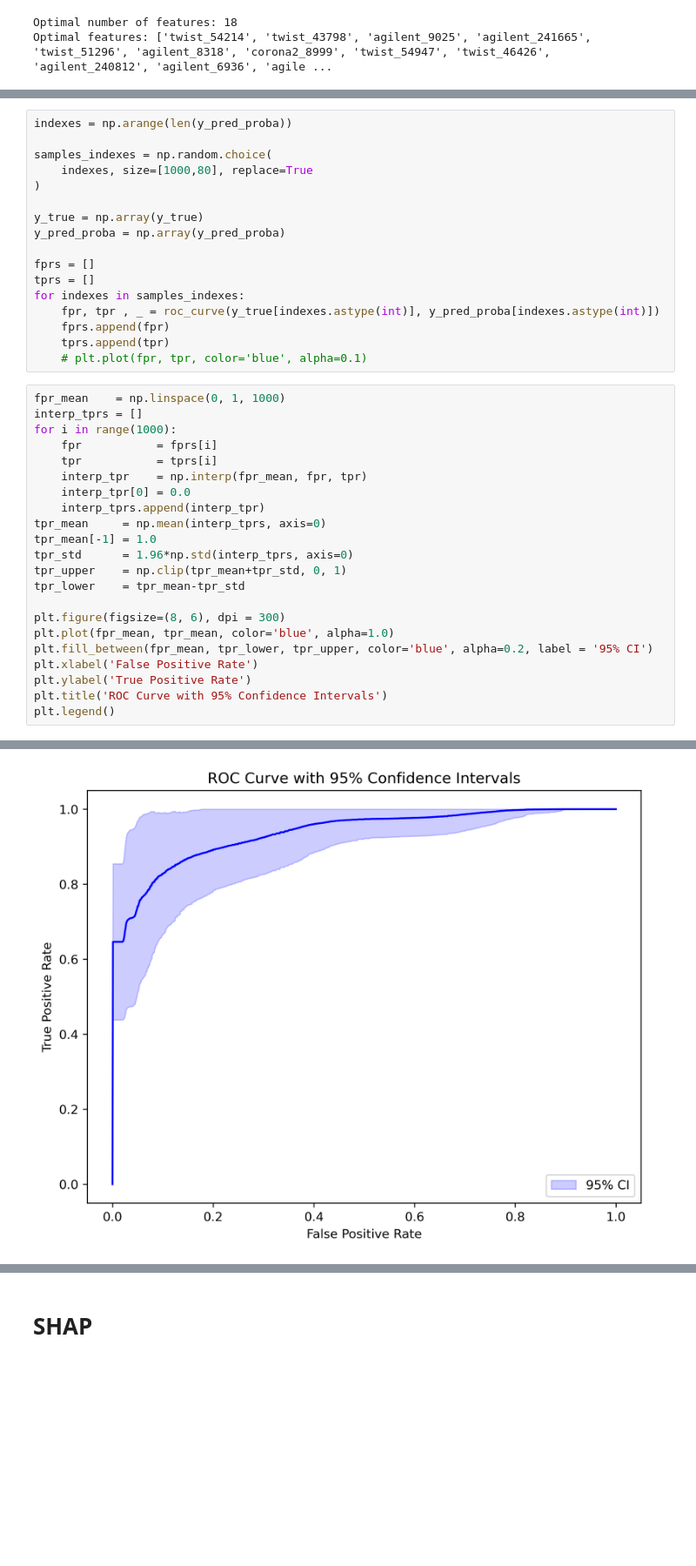
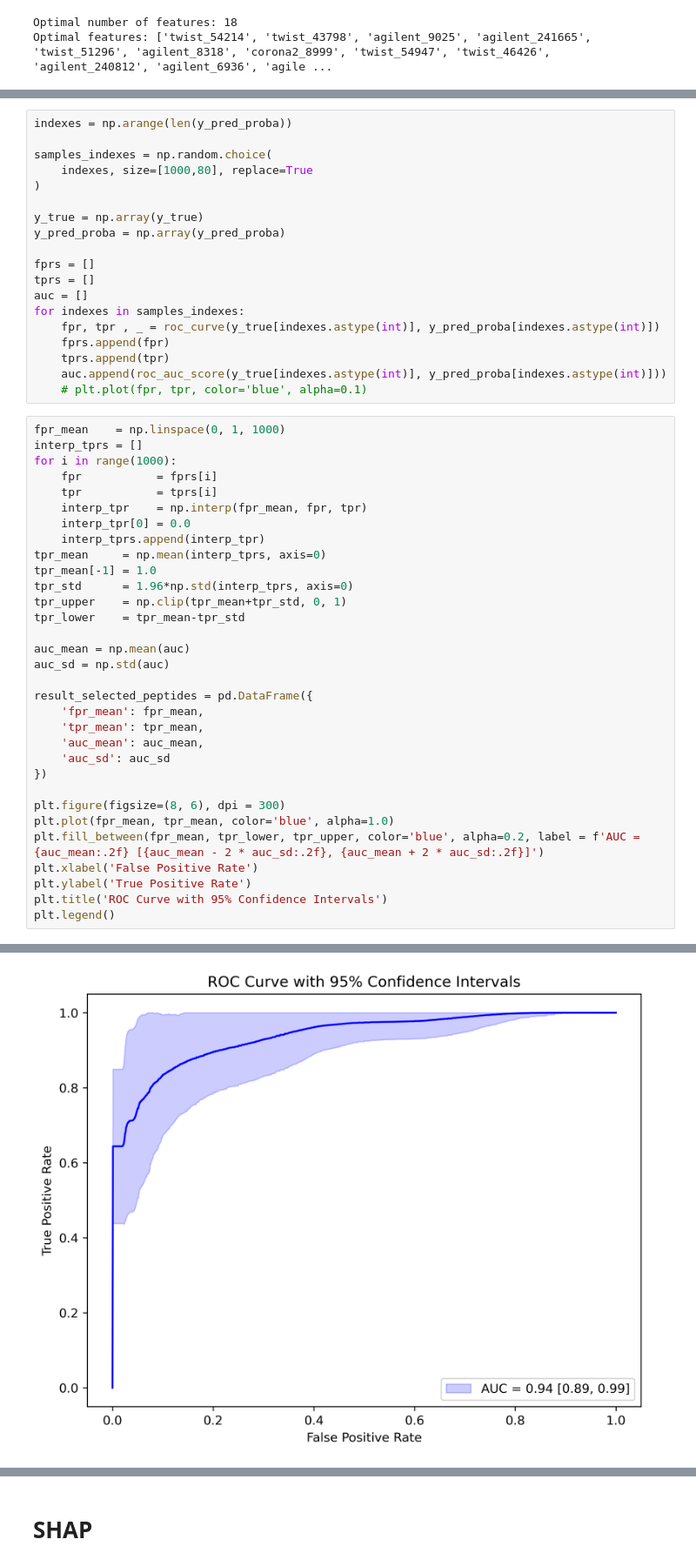
Before and after one commit to SysBioengLab/PhIP-seq-IBD-PUC, a Jupyter notebook: src/shap_selected_peptides.ipynb, the cells around one changed output, grey strips where cells are left out. Shown at 87% size. Saved outputs shown, nothing was run; the diff lists cells and outputs as text; blank space fills up the shorter version.

```diff
--- a/src/shap_selected_peptides.ipynb
+++ b/src/shap_selected_peptides.ipynb
@@ -159,33 +151,45 @@ y_pred_proba = np.array(y_pred_proba)
 
 fprs = []
 tprs = []
+auc = []
 for indexes in samples_indexes:
     fpr, tpr , _ = roc_curve(y_true[indexes.astype(int)], y_pred_proba[indexes.astype(int)])
     fprs.append(fpr)
     tprs.append(tpr)
+    auc.append(roc_auc_score(y_true[indexes.astype(int)], y_pred_proba[indexes.astype(int)]))
     # plt.plot(fpr, tpr, color='blue', alpha=0.1)
 # %%
 fpr_mean    = np.linspace(0, 1, 1000)
 interp_tprs = []
 for i in range(1000):
     fpr           = fprs[i]
     tpr           = tprs[i]
     interp_tpr    = np.interp(fpr_mean, fpr, tpr)
     interp_tpr[0] = 0.0
     interp_tprs.append(interp_tpr)
 tpr_mean     = np.mean(interp_tprs, axis=0)
 tpr_mean[-1] = 1.0
 tpr_std      = 1.96*np.std(interp_tprs, axis=0)
 tpr_upper    = np.clip(tpr_mean+tpr_std, 0, 1)
 tpr_lower    = tpr_mean-tpr_std
 
+auc_mean = np.mean(auc)
+auc_sd = np.std(auc)
+
+result_selected_peptides = pd.DataFrame({
+    'fpr_mean': fpr_mean,
+    'tpr_mean': tpr_mean,
+    'auc_mean': auc_mean,
+    'auc_sd': auc_sd
+})
+
 plt.figure(figsize=(8, 6), dpi = 300)
 plt.plot(fpr_mean, tpr_mean, color='blue', alpha=1.0)
-plt.fill_between(fpr_mean, tpr_lower, tpr_upper, color='blue', alpha=0.2, label = '95% CI')
+plt.fill_between(fpr_mean, tpr_lower, tpr_upper, color='blue', alpha=0.2, label = f'AUC = {auc_mean:.2f} [{auc_mean - 2 * auc_sd:.2f}, {auc_mean + 2 * auc_sd:.2f}]')
 plt.xlabel('False Positive Rate')
 plt.ylabel('True Positive Rate')
 plt.title('ROC Curve with 95% Confidence Intervals')
 plt.legend()
 # %% [output]
 <matplotlib.legend.Legend at 0x...>
-[figure, old version]
+[figure, new version]
```
Also changed, not shown: parts of 4 cells of this notebook, 13 other files.
